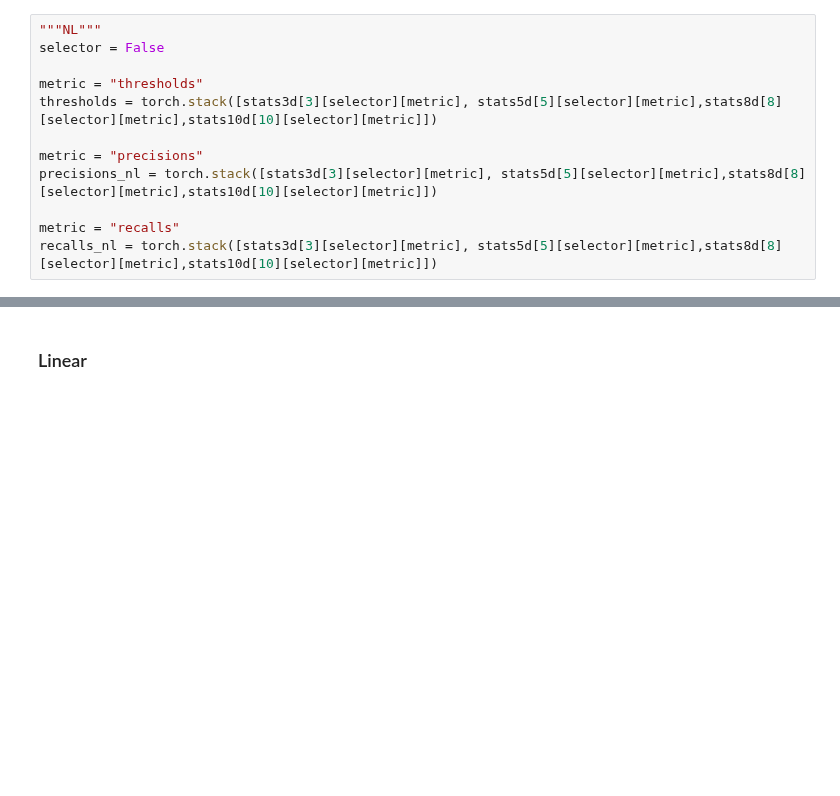
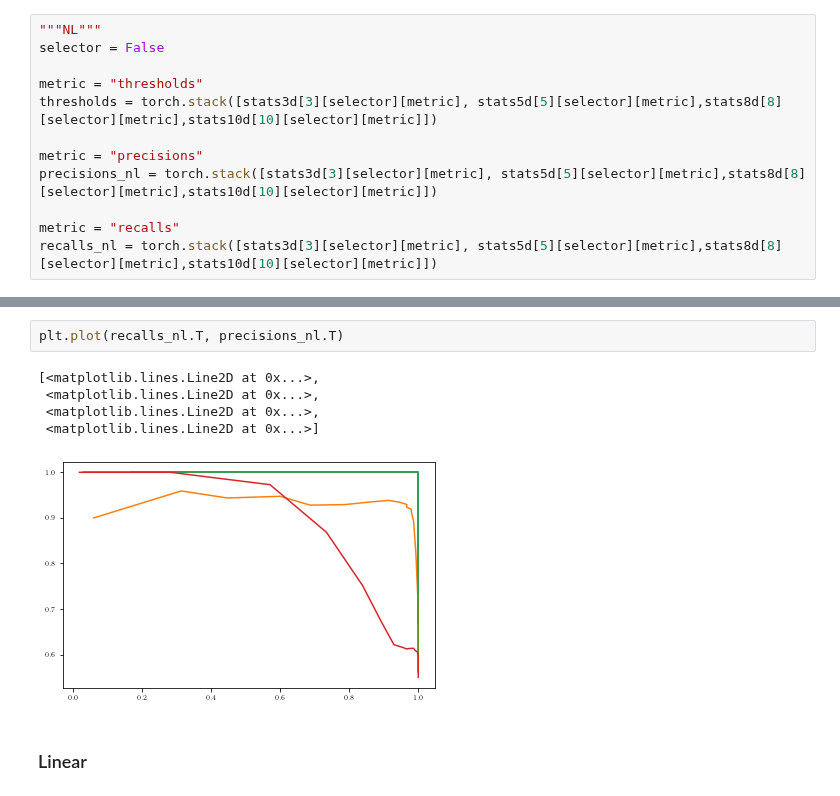
Before and after one commit to rpatrik96/nl-causal-representations, a Jupyter notebook: notebooks/synth_plots.ipynb, the cells around one changed output, grey strips where cells are left out. Cells and saved outputs as stored; diff of their text form; blank space fills up the shorter version.

```diff
--- a/notebooks/synth_plots.ipynb
+++ b/notebooks/synth_plots.ipynb
@@ -364,3 +338,11 @@ plt.plot(thresholds.T, recalls_nl.T)
+# %%
+plt.plot(recalls_nl.T, precisions_nl.T)
+# %% [output]
+[<matplotlib.lines.Line2D at 0x...>,
+ <matplotlib.lines.Line2D at 0x...>,
+ <matplotlib.lines.Line2D at 0x...>,
+ <matplotlib.lines.Line2D at 0x...>]
+[figure, added]
 # %% [markdown]
 ### Linear
 # %%
```
Also changed, not shown: parts of 13 cells of this notebook.
